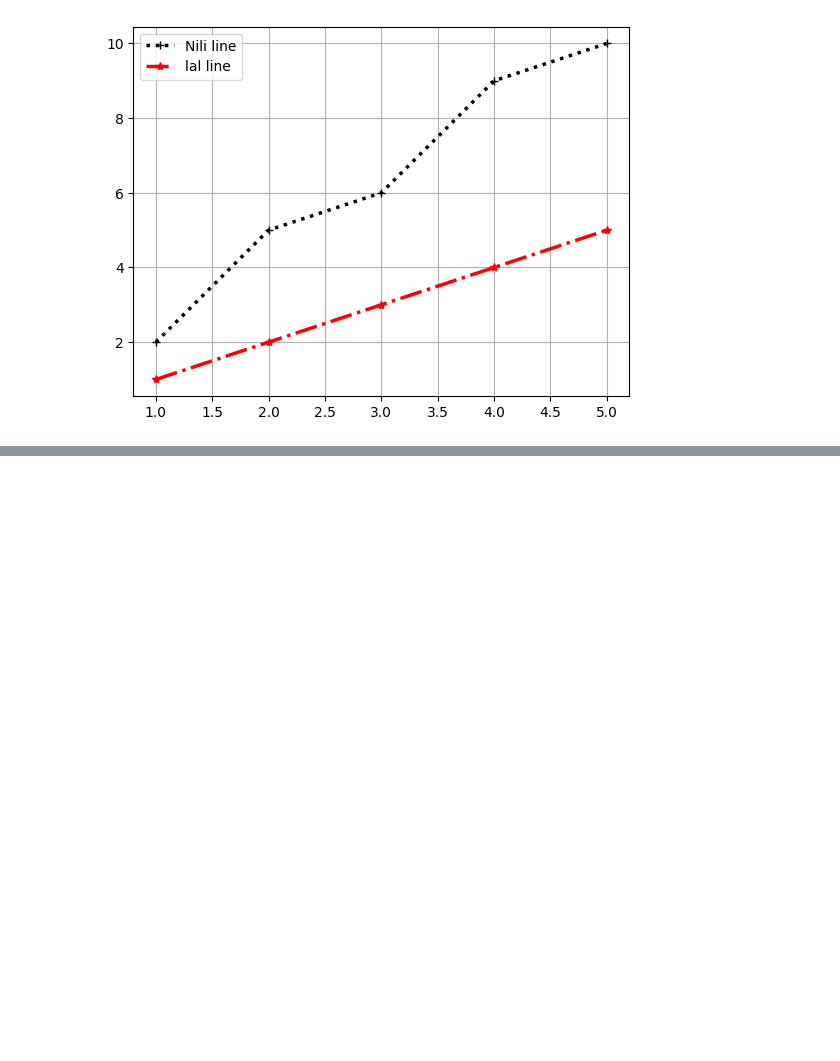
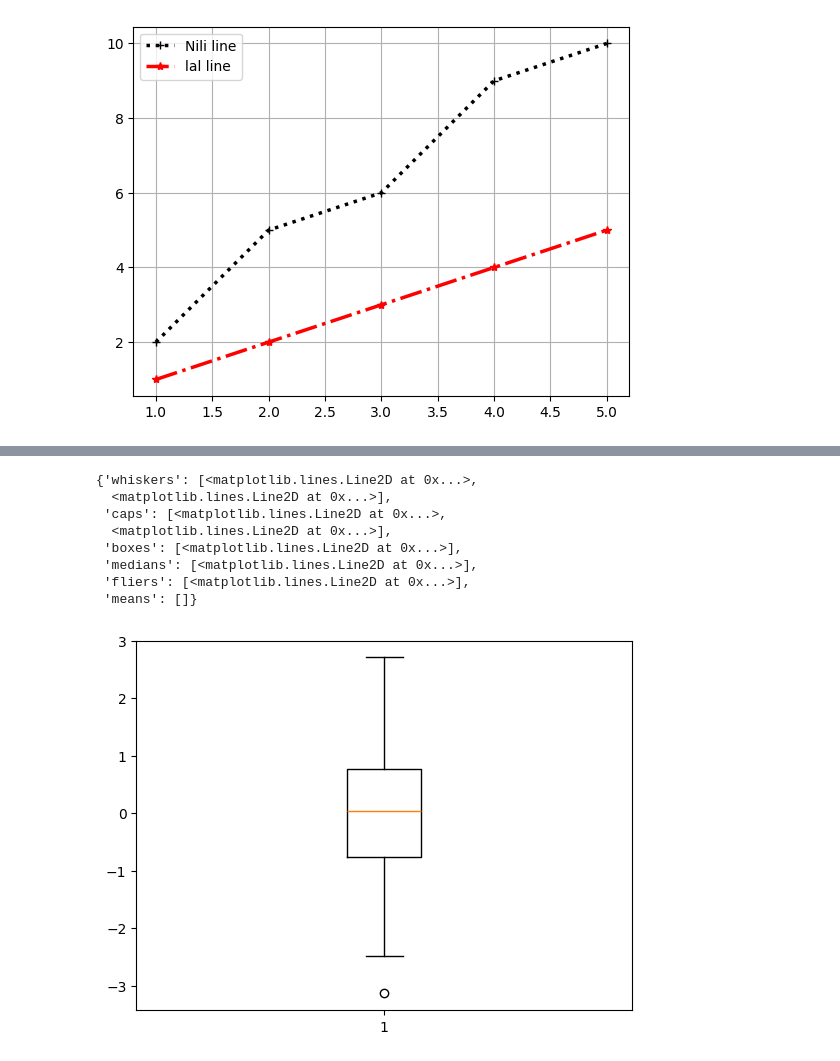
Before and after one commit to gupteshmahale04-arch/Matplotlib, a Jupyter notebook: Matplot.ipynb, the cells around one changed output, grey strips where cells are left out. Cells and saved outputs as stored; diff of their text form; code cells hidden in the pictures; blank space fills up the shorter version.

```diff
--- a/Matplot.ipynb
+++ b/Matplot.ipynb
@@ -87,0 +113,21 @@ plt.legend()
+# %%
+# Box plot ->show outliers of a singulr column
+plt.boxplot(nums)
+
+#min->
+#25%->lowrt Quatile
+#50%->Median
+#75%->Upper Quatile
+#max
+
+# values between lower and uppre quantile are genric or actual value
+# %% [output]
+{'whiskers': [<matplotlib.lines.Line2D at 0x...>,
+  <matplotlib.lines.Line2D at 0x...>],
+ 'caps': [<matplotlib.lines.Line2D at 0x...>,
+  <matplotlib.lines.Line2D at 0x...>],
+ 'boxes': [<matplotlib.lines.Line2D at 0x...>],
+ 'medians': [<matplotlib.lines.Line2D at 0x...>],
+ 'fliers': [<matplotlib.lines.Line2D at 0x...>],
+ 'means': []}
+[figure, added]
```
Also changed, not shown: parts of 6 cells of this notebook.
